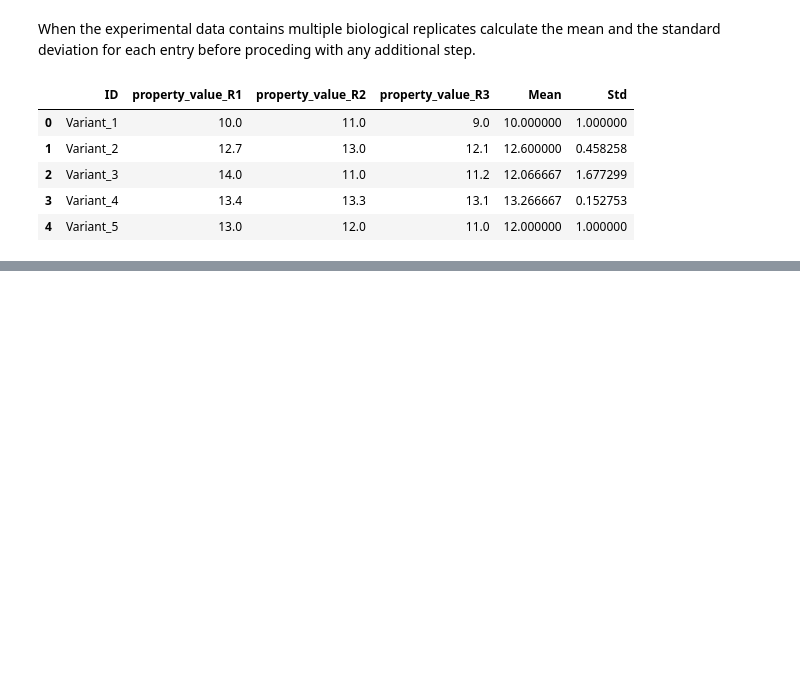
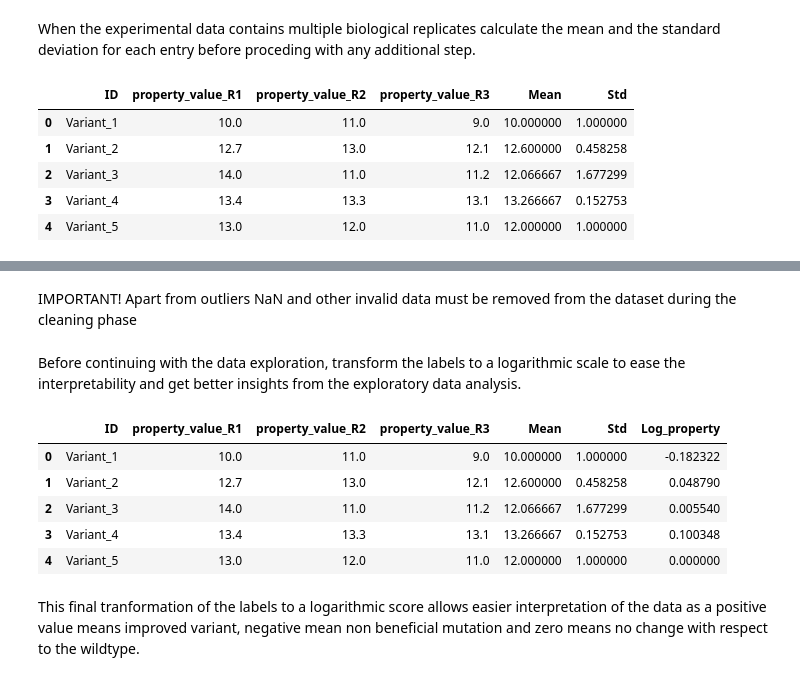
Before and after one commit to FabioHerrera97/Protein_Engineering_Code_Center, a Jupyter notebook: Tutorials/Prepare_and_Explore_data.ipynb, the cells around one changed output, grey strips where cells are left out. Saved outputs shown, nothing was run; the diff lists cells and outputs as text; code cells hidden in the pictures; blank space fills up the shorter version.

```diff
--- a/Tutorials/Prepare_and_Explore_data.ipynb
+++ b/Tutorials/Prepare_and_Explore_data.ipynb
@@ -20,9 +20,9 @@ A dummy data set was created for the porpuse of demostration.
 # %%
 df = pd.DataFrame({
     'ID': [f'Variant_{i}' for i in range(1, 21)],
-    'property_value_R1': [10, 12.7, 14, 13.4, 13, 500, 11.1, 14, 13, 13, 8, 11.1, 12.5, 16, 25, 10.1, 12, 18, 3, -100],
-    'property_value_R2': [11, 13, 11, 13.3, 12, 600, 11.2, 15, 12, 12, 9, 11.9, 12.2, 13, 20, 10.8, 14, 18.4, 4, -99],
-    'property_value_R3': [9, 12.1, 11.2, 13.1, 11, 400, 11.3, 14, 13, 12, 10, 12, 12.4, 17, 21, 10.9, 16, 19, 5, -101]
+    'property_value_R1': [10, 12.7, 14, 13.4, 13, 500, 11.1, 14, 13, 13, 8, 11.1, 12.5, 16, 25, 10.1, 12, 18, 3, 0.01],
+    'property_value_R2': [11, 13, 11, 13.3, 12, 600, 11.2, 15, 12, 12, 9, 11.9, 12.2, 13, 20, 10.8, 14, 18.4, 4, 0.02],
+    'property_value_R3': [9, 12.1, 11.2, 13.1, 11, 400, 11.3, 14, 13, 12, 10, 12, 12.4, 17, 21, 10.9, 16, 19, 5, 0.03]
 })
 
 df.head()
@@ -161,0 +62,19 @@ plot_dim_reduced_data(one_hot_tsne, esm1v_tsne, prott5_tsne, 't-SNE')
+# %% [markdown]
+IMPORTANT! Apart from outliers NaN and other invalid data must be removed from the dataset during the cleaning phase
+# %% [markdown]
+Before continuing with the data exploration, transform the labels to a logarithmic scale to ease the interpretability and get better insights from the exploratory data analysis.
+# %%
+transformer = LogarithmicTransform(df)
+
+transformed_data = transformer.transform_to_logarithmic('Mean', 12) # 12 is a hypothetical value for the wildtype
+df ['Log_property'] = transformed_data
+df.head()
+# %% [output]
+|  | ID | property_value_R1 | property_value_R2 | property_value_R3 | Mean | Std | Log_property |
+| 0 | Variant_1 | 10.0 | 11.0 | 9.0 | 10.000000 | 1.000000 | -0.182322 |
+| 1 | Variant_2 | 12.7 | 13.0 | 12.1 | 12.600000 | 0.458258 | 0.048790 |
+| 2 | Variant_3 | 14.0 | 11.0 | 11.2 | 12.066667 | 1.677299 | 0.005540 |
+| 3 | Variant_4 | 13.4 | 13.3 | 13.1 | 13.266667 | 0.152753 | 0.100348 |
+| 4 | Variant_5 | 13.0 | 12.0 | 11.0 | 12.000000 | 1.000000 | 0.000000 |
+# %% [markdown]
+This final tranformation of the labels to a logarithmic score allows easier interpretation of the data as a positive value means improved variant, negative mean non beneficial mutation and zero means no change with respect to the wildtype.
```
Also changed, not shown: parts of 21 cells of this notebook.
